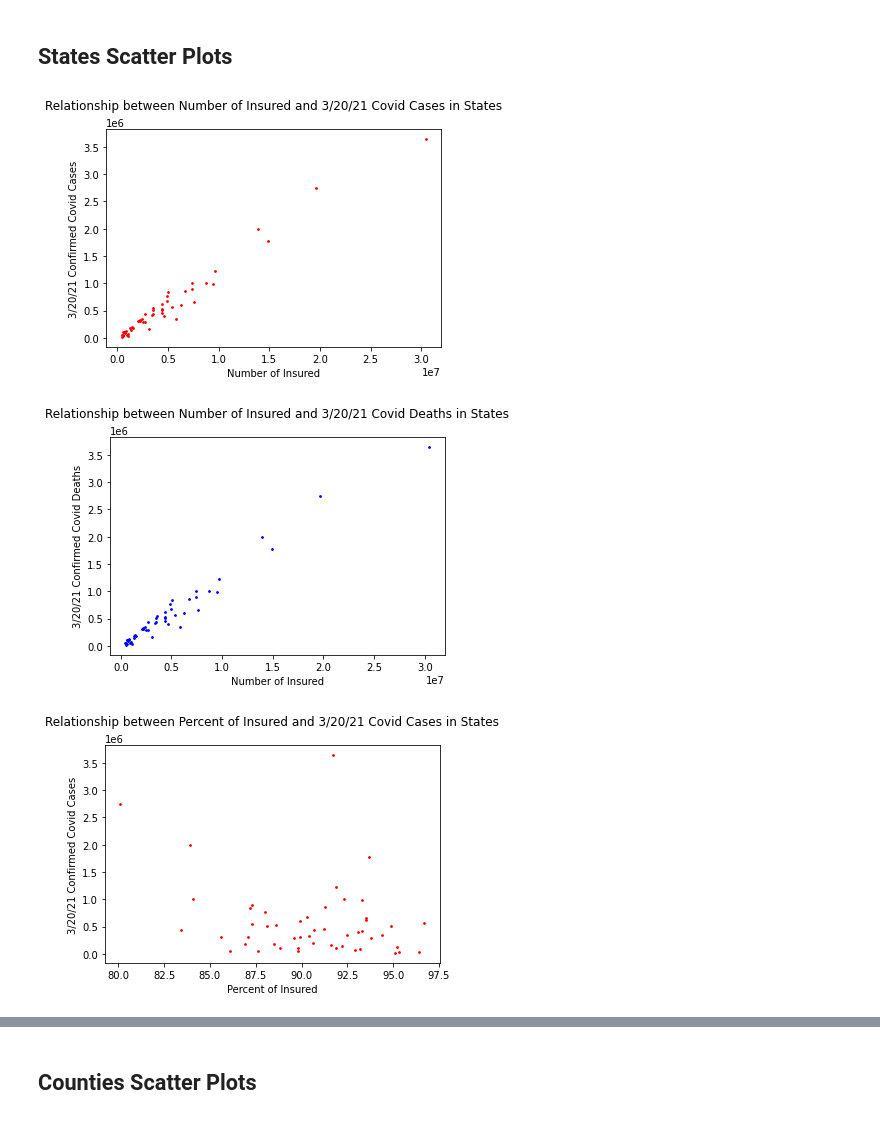
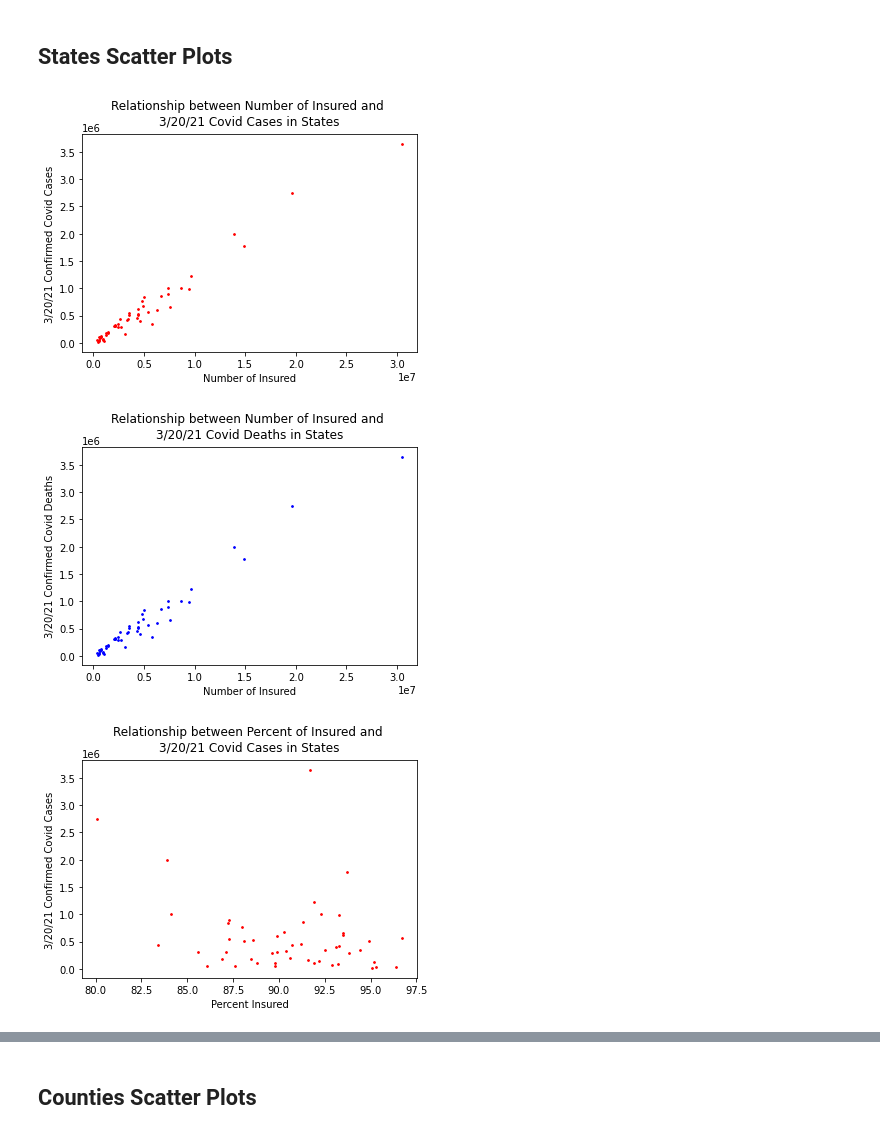
Before and after one commit to linsyzw/COVID_Insurance_Relation, a Jupyter notebook: Covid_Data.ipynb, the cells around one changed output, grey strips where cells are left out. Cells and saved outputs as stored; diff of their text form; code cells hidden in the pictures.

Commit message:
correcting graph labels

```diff
--- a/Covid_Data.ipynb
+++ b/Covid_Data.ipynb
@@ -107,46 +106,46 @@ See the caveats in the documentation: https://pandas.pydata.org/pandas-docs/stab
 plt.scatter(State_Insurance['Insured: Number'], State_Confirmed, s=3, c = 'r')
 plt.xlabel('Number of Insured')
 plt.ylabel('3/20/21 Confirmed Covid Cases')
-plt.title("Relationship between Number of Insured and 3/20/21 Covid Cases in States", fontsize = 12, pad = 20)
+plt.title("Relationship between Number of Insured and \n3/20/21 Covid Cases in States", fontsize = 12, pad = 10)
 plt.show()
 
 # x-axis: # insured, y-axis: deaths
 plt.scatter(State_Insurance['Insured: Number'], State_Death, s=3, c='b')
 plt.xlabel('Number of Insured')
 plt.ylabel('3/20/21 Confirmed Covid Deaths')
-plt.title("Relationship between Number of Insured and 3/20/21 Covid Deaths in States", fontsize = 12, pad = 20)
+plt.title("Relationship between Number of Insured and \n3/20/21 Covid Deaths in States", fontsize = 12, pad = 10)
 plt.show()
 
 # x-axis: % insured, y-axis: confirmed cases
 plt.scatter(State_Insurance['Insured: %'], State_Confirmed, s=3, c='r')
-plt.xlabel('Percent of Insured')
+plt.xlabel('Percent Insured')
 plt.ylabel('3/20/21 Confirmed Covid Cases')
-plt.title("Relationship between Percent of Insured and 3/20/21 Covid Cases in States", fontsize = 12, pad = 20)
+plt.title("Relationship between Percent of Insured and \n3/20/21 Covid Cases in States", fontsize = 12, pad = 10)
 plt.show()
 
 # x-axis: % insured, y-axis: deaths
 plt.scatter(State_Insurance['Insured: %'], State_Death, s=3, c='b')
-plt.xlabel('Number of Insured')
+plt.xlabel('Percent Insured')
 plt.ylabel('3/20/21 Confirmed Covid Deaths')
-plt.title("Relationship between Number of Insured and 3/20/21 Covid Deaths in States", fontsize = 12, pad = 20)
+plt.title("Relationship between Percent of Insured and \n3/20/21 Covid Deaths in States", fontsize = 12, pad = 10)
 plt.show()
 
 # x-axis: confirmed cases, y-axis: deaths
 plt.scatter(State_Confirmed, State_Death, s=3, c='g')
 plt.xlabel('3/20/21 Confirmed Covid Cases')
 plt.ylabel('3/20/21 Confirmed Covid Deaths')
-plt.title("Relationship between 3/20/21 Covid Cases and 3/20/21 Covid Deaths in States", fontsize = 12, pad = 20)
+plt.title("Relationship between 3/20/21 Covid Cases and \n3/20/21 Covid Deaths in States", fontsize = 12, pad = 10)
 plt.show()
 
 # x-axis: confirmed cases, y-axis: deaths
 plt.scatter(np.log(State_Confirmed), np.log(State_Death), s=3, c='g')
 plt.xlabel('Log of 3/20/21 Confirmed Covid Cases')
 plt.ylabel('Log of 3/20/21 Confirmed Covid Deaths')
-plt.title("Relationship between Log of 3/20/21 Covid Cases and Log of 3/20/21 Covid Deaths in States", fontsize = 12, pad = 20)
+plt.title("Relationship between Log of 3/20/21 Covid Cases and \nLog of 3/20/21 Covid Deaths in States", fontsize = 12, pad = 10)
 plt.show()
 
 # bar graph: state and confirmed cases / death rates
 # %% [output]
-[figure, old version]
+[figure, new version]
-[figure, old version]
+[figure, new version]
-[figure, old version]
+[figure, new version]
```
Also changed, not shown: parts of 6 cells of this notebook.
